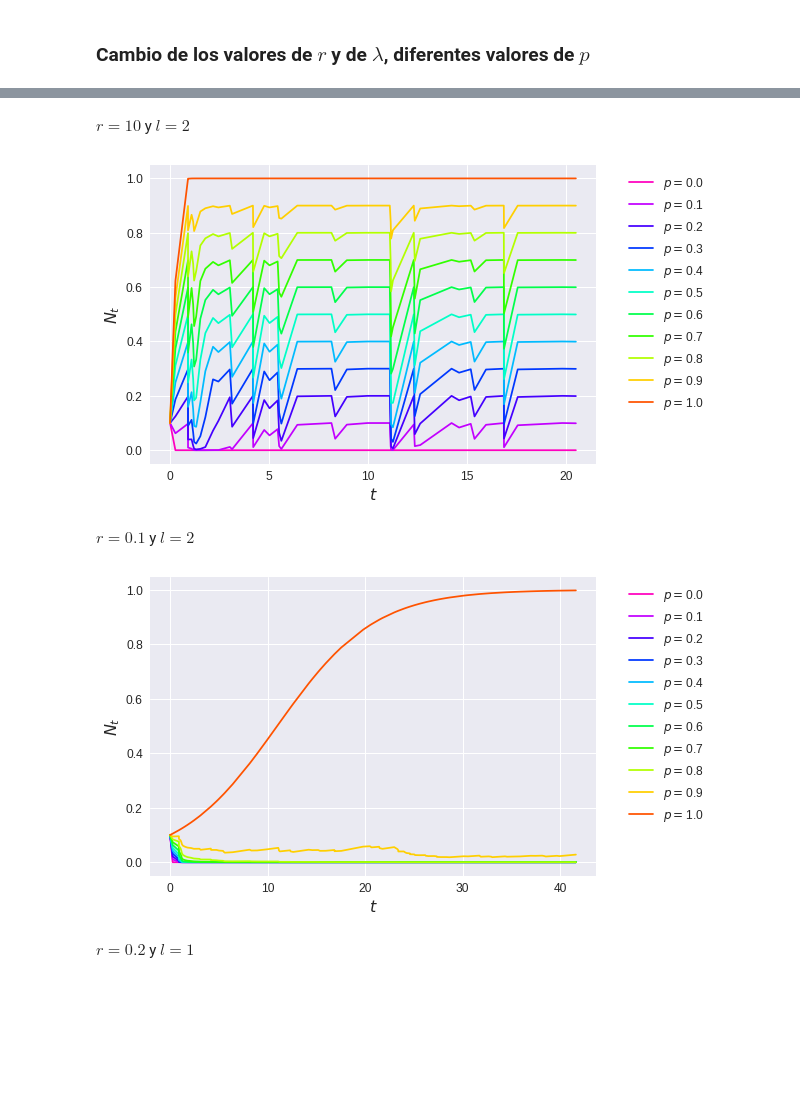
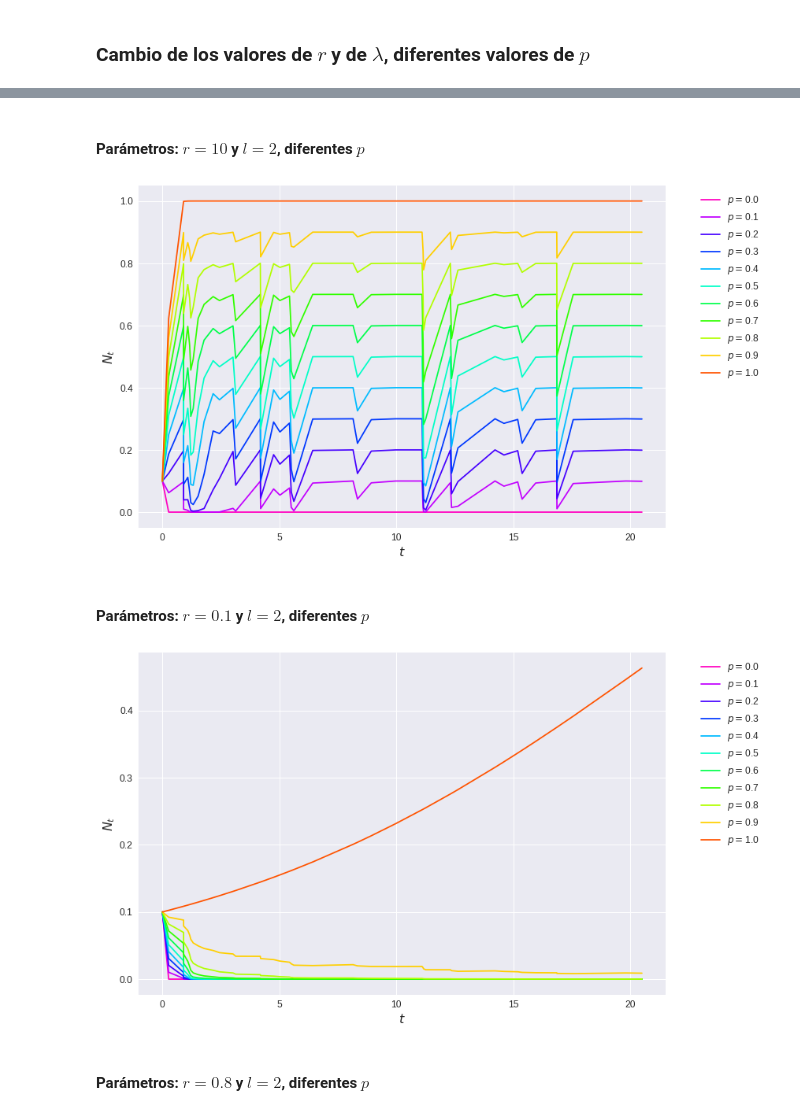
Before and after one commit to denisecammarota/matbio, a Jupyter notebook: tp1/P1_Ej5.ipynb, the cells around one changed output, grey strips where cells are left out. Saved outputs shown, nothing was run; the diff lists cells and outputs as text; code cells hidden in the pictures; blank space fills up the shorter version.

```diff
--- a/tp1/P1_Ej5.ipynb
+++ b/tp1/P1_Ej5.ipynb
@@ -71,37 +83,39 @@ class SimSpecies():
 # %% [markdown]
-$r = 10$ y $l = 2$
+#### Parámetros: $r = 10$ y $l = 2$, diferentes $p$
 # %%
+#@title
 p = np.linspace(0,1,11)
 NUM_COLORS = len(p)
 cm = plt.get_cmap('gist_rainbow_r')
-fig = plt.figure()
+fig = plt.figure(figsize=(12,8))
 ax = fig.add_subplot(111)
 ax.set_prop_cycle('color', [cm(1.*i/NUM_COLORS) for i in range(NUM_COLORS)])
 #colores: https://stackoverflow.com/questions/8389636/creating-over-20-unique-legend-colors-using-matplotlib
 for i in range(NUM_COLORS):
   n0 = 0.1
   l = 2
   k = 1
   r = 10
   tmax = 20
   a = SimSpecies(n0,l,k,p[i],r,tmax)
   a.IterateTotal()
   ax.plot(a.t,a.n,label=r'$p = $'+str(round(p[i],2)))
 plt.xlabel(r'$t$',fontsize=16)
 plt.ylabel(r'$N_t$',fontsize=16)
 plt.xticks(fontsize=12)
 plt.yticks(fontsize=12)
 plt.legend(fontsize=12,bbox_to_anchor=(1.05, 1))
 plt.show()
 # %% [output]
-[figure, old version]
+[figure, new version]
 # %% [markdown]
-$r = 0.1$ y $l = 2$
+#### Parámetros: $r = 0.1$ y $l = 2$, diferentes $p$
 # %%
+#@title
 p = np.linspace(0,1,11)
 NUM_COLORS = len(p)
 cm = plt.get_cmap('gist_rainbow_r')
-fig = plt.figure()
+fig = plt.figure(figsize=(12,8))
 ax = fig.add_subplot(111)
 ax.set_prop_cycle('color', [cm(1.*i/NUM_COLORS) for i in range(NUM_COLORS)])
 #colores: https://stackoverflow.com/questions/8389636/creating-over-20-unique-legend-colors-using-matplotlib
@@ -109,8 +123,8 @@ for i in range(NUM_COLORS):
   n0 = 0.1
   l = 2
   k = 1
-  r = 0.2
-  tmax = 40
+  r = 0.1
+  tmax = 20
   a = SimSpecies(n0,l,k,p[i],r,tmax)
   a.IterateTotal()
   ax.plot(a.t,a.n,label=r'$p = $'+str(round(p[i],2)))
@@ -121,6 +135,6 @@ plt.yticks(fontsize=12)
 plt.legend(fontsize=12,bbox_to_anchor=(1.05, 1))
 plt.show()
 # %% [output]
-[figure, old version]
+[figure, new version]
 # %% [markdown]
-$r = 0.2$ y $l = 1$
+#### Parámetros: $r = 0.8$ y $l = 2$, diferentes $p$
```
Also changed, not shown: parts of 8 cells of this notebook.
